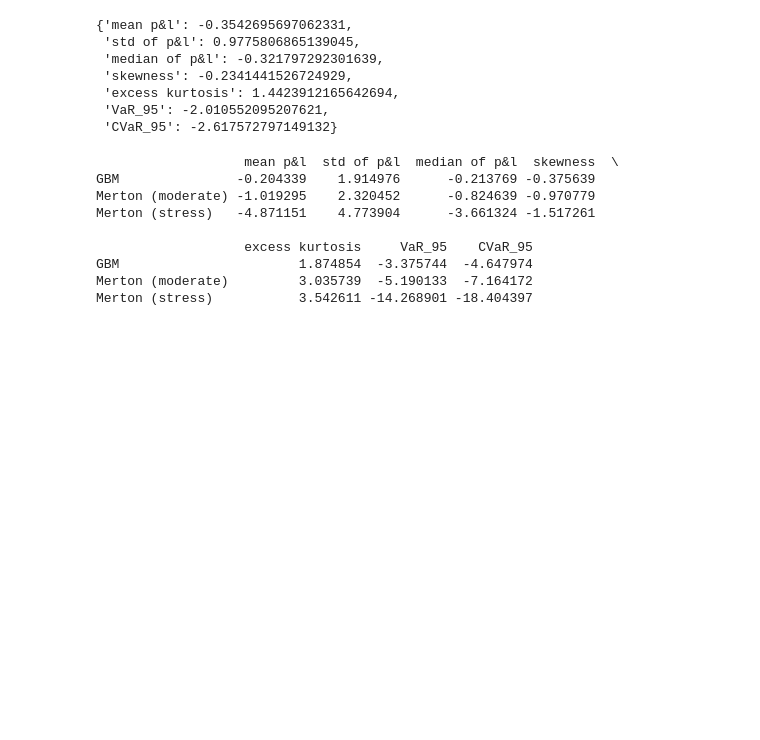
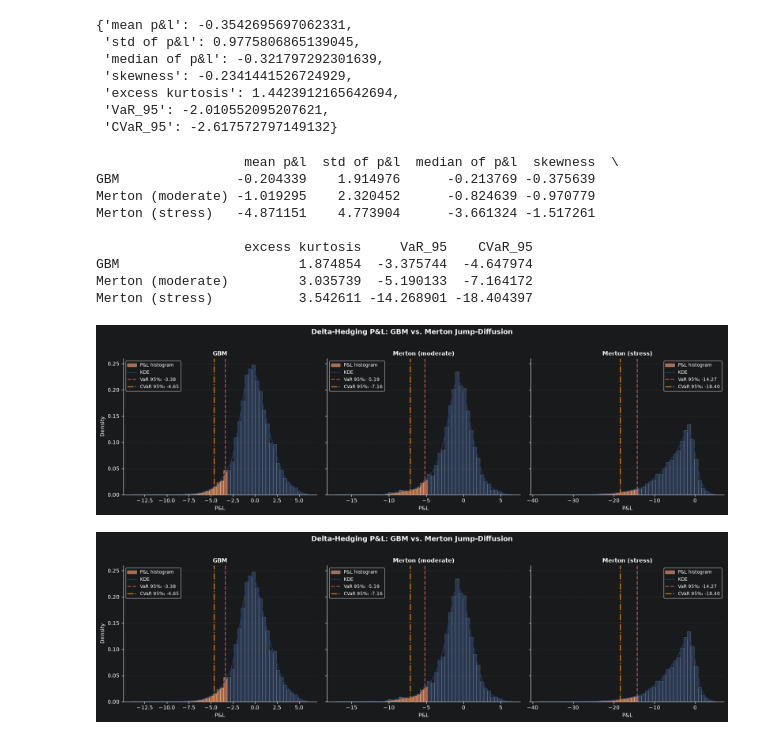
Before and after one commit to lukaszchazowiec/delta-hedging-model-risk, a Jupyter notebook: notebooks/analysis.ipynb, the cells around one changed output. Saved outputs shown, nothing was run; the diff lists cells and outputs as text; code cells hidden in the pictures; blank space fills up the shorter version.

Commit message:
added plots to compare 3 simulations

```diff
--- a/notebooks/analysis.ipynb
+++ b/notebooks/analysis.ipynb
@@ -87,3 +88,14 @@ Merton (stress)   -4.871151    4.773904      -3.661324 -1.517261
 GBM                       1.874854  -3.375744  -4.647974
 Merton (moderate)         3.035739  -5.190133  -7.164172
 Merton (stress)           3.542611 -14.268901 -18.404397
+# %%
+from plots.PnL_plots import plot_pnl_comparison
+
+plot_pnl_comparison({
+    "GBM": pnl_gbm,
+    "Merton (moderate)": pnl_merton_mod,
+    "Merton (stress)": pnl_merton_stress,
+})
+# %% [output]
+[figure, added]
+[figure, added]
```
Also changed, not shown: parts of 1 cell of this notebook, 1 other file.
